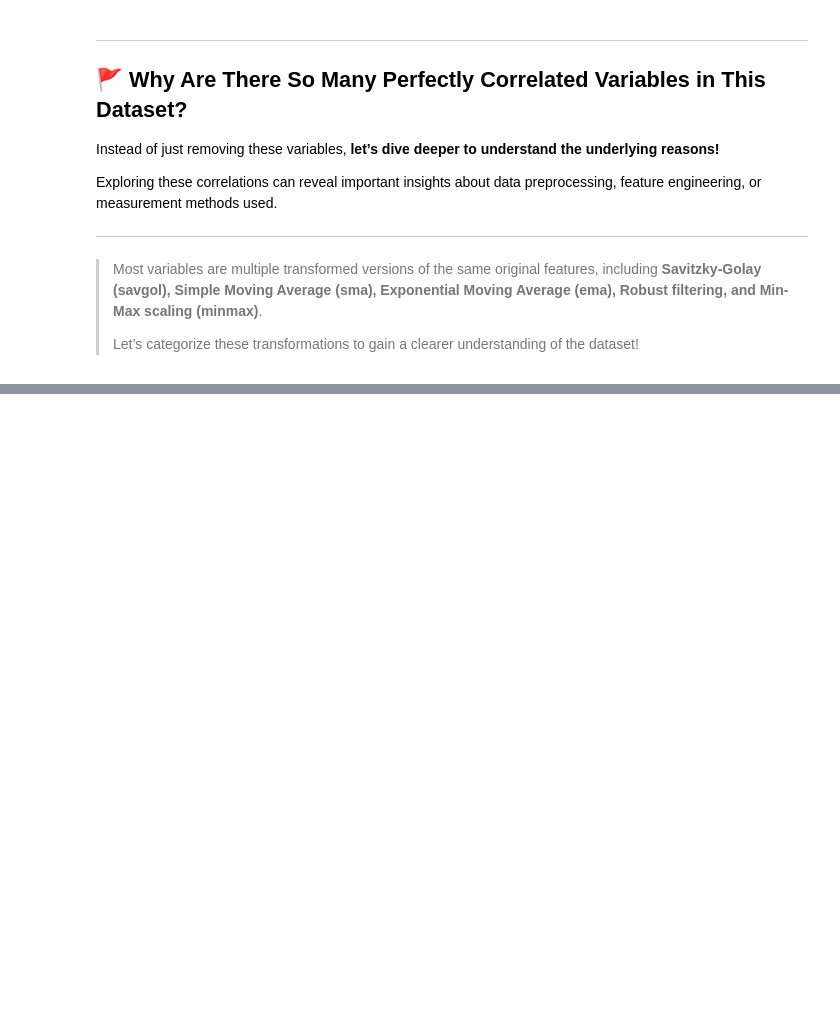
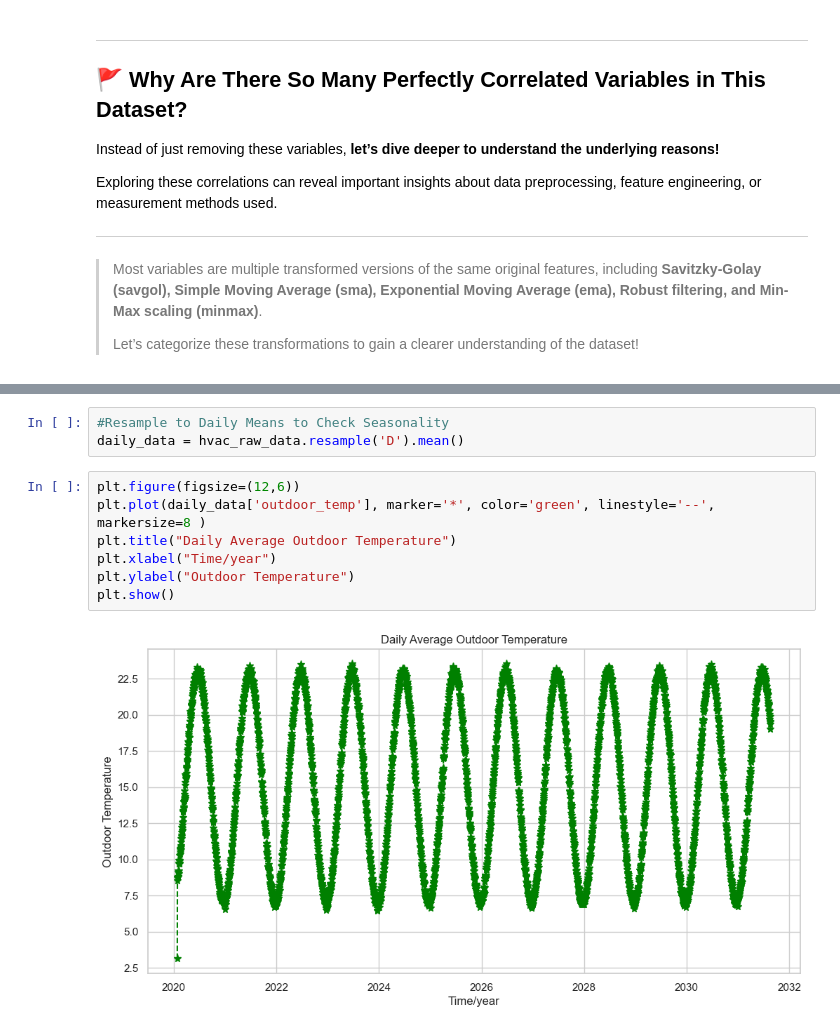
Before and after one commit to melahat-tayli/hvac-analysis, a Jupyter notebook: HVAC_Sensor_Data_Analysis.ipynb, the cells around one changed output, grey strips where cells are left out. Drawn from its saved outputs; the diff is of its cells as text; blank space fills up the shorter version.

```diff
--- a/HVAC_Sensor_Data_Analysis.ipynb
+++ b/HVAC_Sensor_Data_Analysis.ipynb
@@ -256,0 +395,12 @@ SyntaxError: unmatched ']' (1330091703.py, line 4)
+# %%
+#Resample to Daily Means to Check Seasonality
+daily_data = hvac_raw_data.resample('D').mean()
+# %%
+plt.figure(figsize=(12,6))
+plt.plot(daily_data['outdoor_temp'], marker='*', color='green', linestyle='--', markersize=8 )
+plt.title("Daily Average Outdoor Temperature")
+plt.xlabel("Time/year")
+plt.ylabel("Outdoor Temperature")
+plt.show()
+# %% [output]
+[figure, added]
```
Also changed, not shown: parts of 31 cells of this notebook.
